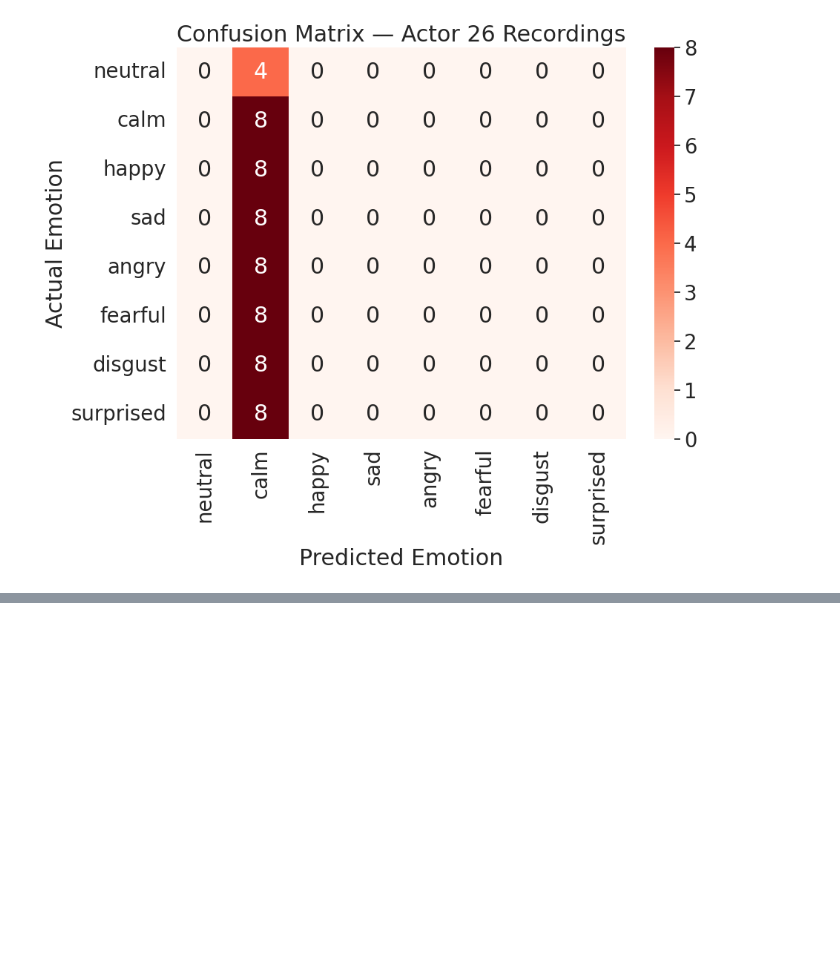
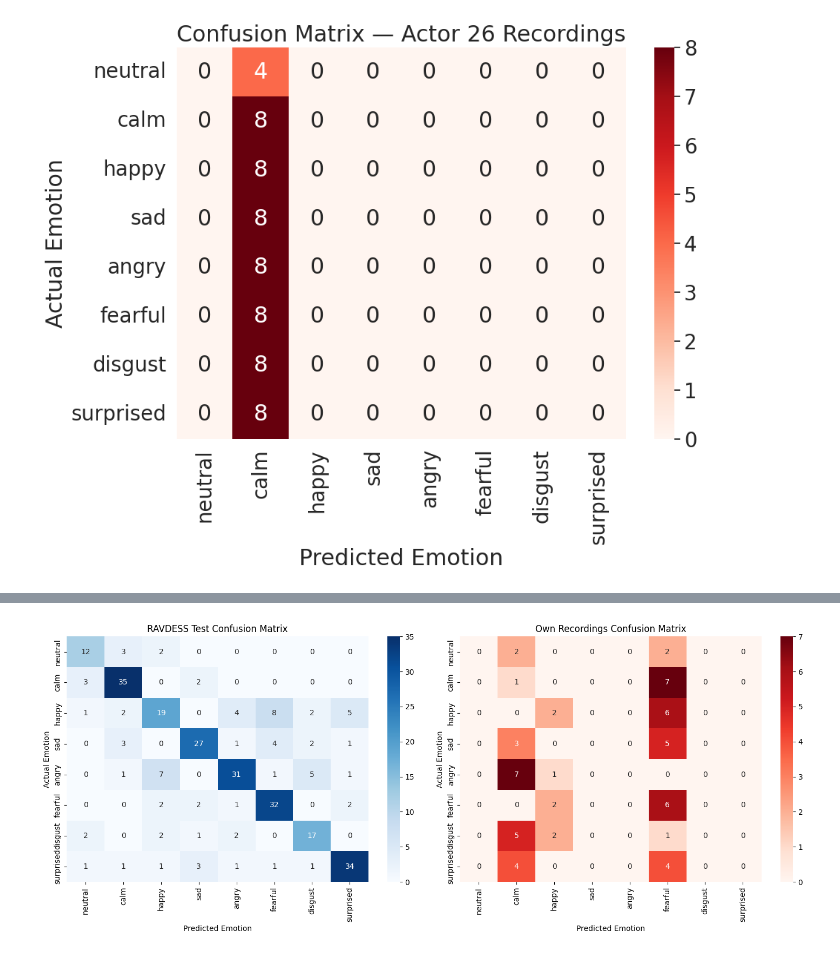
Before and after one commit to antonyk1305/Week4-NeuralNetworks, a Jupyter notebook: Week4__Neural_Networks.ipynb, the cells around one changed output, grey strips where cells are left out. Saved outputs shown, nothing was run; the diff lists cells and outputs as text; code cells hidden in the pictures; blank space fills up the shorter version.

```diff
--- a/Week4__Neural_Networks.ipynb
+++ b/Week4__Neural_Networks.ipynb
@@ -1052,0 +1712,86 @@ weighted avg       0.02      0.13      0.03        60
+# %%
+
+import os
+import matplotlib.pyplot as plt
+import seaborn as sns
+import pandas as pd
+import numpy as np
+
+from sklearn.metrics import (
+    accuracy_score,
+    classification_report,
+    confusion_matrix,
+    f1_score
+)
+
+emotion_labels = [
+    'neutral', 'calm', 'happy', 'sad',
+    'angry', 'fearful', 'disgust', 'surprised'
+]
+
+# 1. Evaluate the final model on the RAVDESS test set
+ravdess_predictions = final_model.predict(X_test_final)
+
+print("=== RAVDESS TEST RESULTS ===")
+print(f"Accuracy: {accuracy_score(y_test, ravdess_predictions) * 100:.2f}%")
+print(f"Macro F1: {f1_score(y_test, ravdess_predictions, average='macro', zero_division=0) * 100:.2f}%")
+print(classification_report(
+    y_test, ravdess_predictions,
+    labels=emotion_labels,
+    zero_division=0
+))
+
+cm_ravdess = confusion_matrix(
+    y_test, ravdess_predictions, labels=emotion_labels
+)
+
+# 2. Evaluate the final model on the original Actor 26 features
+actor_predictions_final = final_model.predict(actor_features_scaled)
+
+print("\n=== OWN RECORDINGS RESULTS ===")
+print(f"Accuracy: {accuracy_score(actor_emotions, actor_predictions_final) * 100:.2f}%")
+print(f"Macro F1: {f1_score(actor_emotions, actor_predictions_final, average='macro', zero_division=0) * 100:.2f}%")
+print(classification_report(
+    actor_emotions, actor_predictions_final,
+    labels=emotion_labels,
+    zero_division=0
+))
+
+cm_actor = confusion_matrix(
+    actor_emotions, actor_predictions_final,
+    labels=emotion_labels
+)
+
+# 3. Save both confusion matrix graphs
+output_folder = '/content/drive/MyDrive/Assignment4'
+os.makedirs(output_folder, exist_ok=True)
+
+fig, axes = plt.subplots(1, 2, figsize=(15, 6))
+
+sns.heatmap(
+    cm_ravdess, annot=True, fmt='d', cmap='Blues',
+    xticklabels=emotion_labels, yticklabels=emotion_labels,
+    ax=axes[0]
+)
+axes[0].set_title('RAVDESS Test Confusion Matrix')
+axes[0].set_xlabel('Predicted Emotion')
+axes[0].set_ylabel('Actual Emotion')
+
+sns.heatmap(
+    cm_actor, annot=True, fmt='d', cmap='Reds',
+    xticklabels=emotion_labels, yticklabels=emotion_labels,
+    ax=axes[1]
+)
+axes[1].set_title('Own Recordings Confusion Matrix')
+axes[1].set_xlabel('Predicted Emotion')
+axes[1].set_ylabel('Actual Emotion')
+
+plt.tight_layout()
+plt.savefig(
+    os.path.join(output_folder, 'Assignment4_Confusion_Matrices.png'),
+    dpi=200, bbox_inches='tight'
+)
+plt.show()
+
+print("\nConfusion matrix image saved to Google Drive.")
+# %% [output]
@@ -1052,0 +1815 @@ weighted avg       0.02      0.13      0.03        60
+[figure, added]
```
Also changed, not shown: parts of 23 cells of this notebook.
